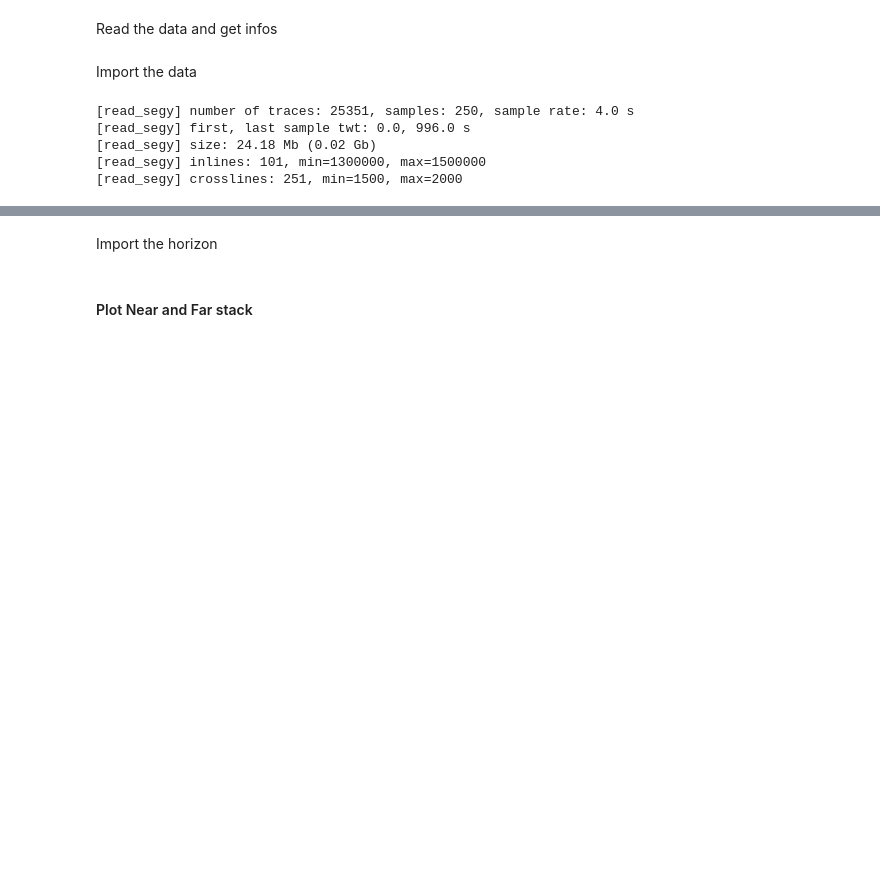
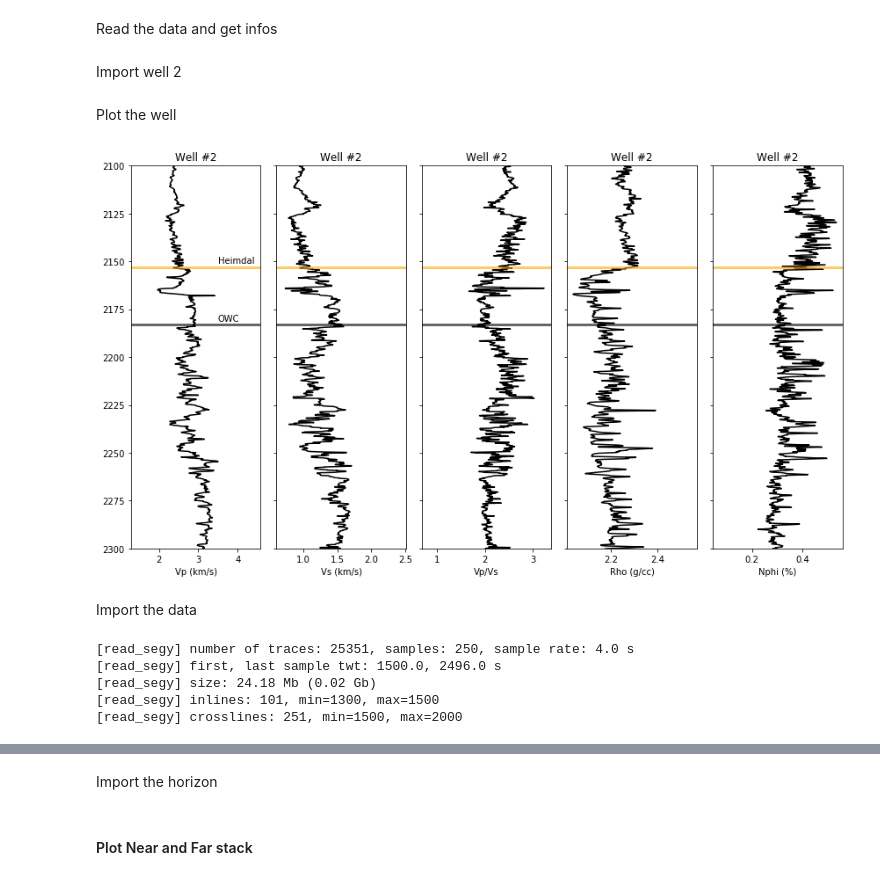
Before and after one commit to ffigura/avo, a Jupyter notebook: 3_real_angle_stack_avseth/0_learning_to_read_real_angle_stack_avseth.ipynb, the cells around one changed output, grey strips where cells are left out. Drawn from its saved outputs; the diff is of its cells as text; code cells hidden in the pictures; blank space fills up the shorter version.

Commit message:
add well

```diff
--- a/3_real_angle_stack_avseth/0_learning_to_read_real_angle_stack_avseth.ipynb
+++ b/3_real_angle_stack_avseth/0_learning_to_read_real_angle_stack_avseth.ipynb
@@ -30,16 +30,53 @@ def read_segy(f ,byte_il=189, byte_xl=193):
     print('[read_segy] crosslines: {:.0f}, min={:.0f}, max={:.0f}'.format(crosslines.size,crosslines.min(),crosslines.max()))
 
     return (data, nsamples, sr, twt, ntraces, header, inlines, crosslines)
+# %% [markdown]
+Import well 2
+# %%
+w2=np.recfromcsv('qsiwell2.csv',names=True)
+w2z=w2['depth']
+w2vp=w2['vp']/1e3
+w2vs=w2['vs']/1e3
+w2vpvs=w2['vpvs']
+w2rho=w2['rho']
+w2phi=w2['nphi']
+
+well2_il, well2_xl = 1376, 1776
+
+tops_w2={'Heimdal': 2153,'OWC': 2183}
+# %% [markdown]
+Plot the well
+# %%
+log = [w2vp, w2vs, w2vpvs, w2rho, w2phi]
+unit = ['Vp (km/s)', 'Vs (km/s)', 'Vp/Vs', 'Rho (g/cc)', 'Nphi (%)']
+
+f, ax = plt.subplots(nrows=1,ncols=5,figsize=(12,7))
+for i in range(len(log)):
+    ax[i].plot(log[i],w2z,'-k')
+    ax[i].set_title('Well #2')
+    ax[i].axhline(y=float(tops_w2['Heimdal']),color='orange',lw=3,alpha=0.6)
+    ax[i].axhline(y=float(tops_w2['OWC']),color='black',lw=3,alpha=0.6)
+    ax[i].set_xlabel(unit[i])
+    ax[i].set_ylim(2300,2100)
+    if i == 0:
+        ax[i].text(3.5,tops_w2['Heimdal']-2,'Heimdal')
+        ax[i].text(3.5,tops_w2['OWC']-2,'OWC')
+    else:
+        ax[i].set_yticklabels([])
+
+plt.tight_layout()
+# %% [output]
+[figure, added]
 # %% [markdown]
 Import the data
 # %%
-data_n, *_ = read_segy('3d_nearstack.sgy',byte_il=41,byte_xl=21)
+data_n, nsamples, sr, twt, ntraces, header, inlines, crosslines = read_segy('3d_nearstack.sgy',byte_il=41,byte_xl=21)
 near = xr.DataArray(data_n,[('IL',inlines),('XL',crosslines),('TWT',twt)])
 # %% [output]
 [read_segy] number of traces: 25351, samples: 250, sample rate: 4.0 s
-[read_segy] first, last sample twt: 0.0, 996.0 s
+[read_segy] first, last sample twt: 1500.0, 2496.0 s
 [read_segy] size: 24.18 Mb (0.02 Gb)
-[read_segy] inlines: 101, min=1300000, max=1500000
+[read_segy] inlines: 101, min=1300, max=1500
 [read_segy] crosslines: 251, min=1500, max=2000
 # %%
 data_f, *_ = read_segy('3d_farstack.sgy',byte_il=41,byte_xl=21)
```
Also changed, not shown: parts of 7 cells of this notebook.
